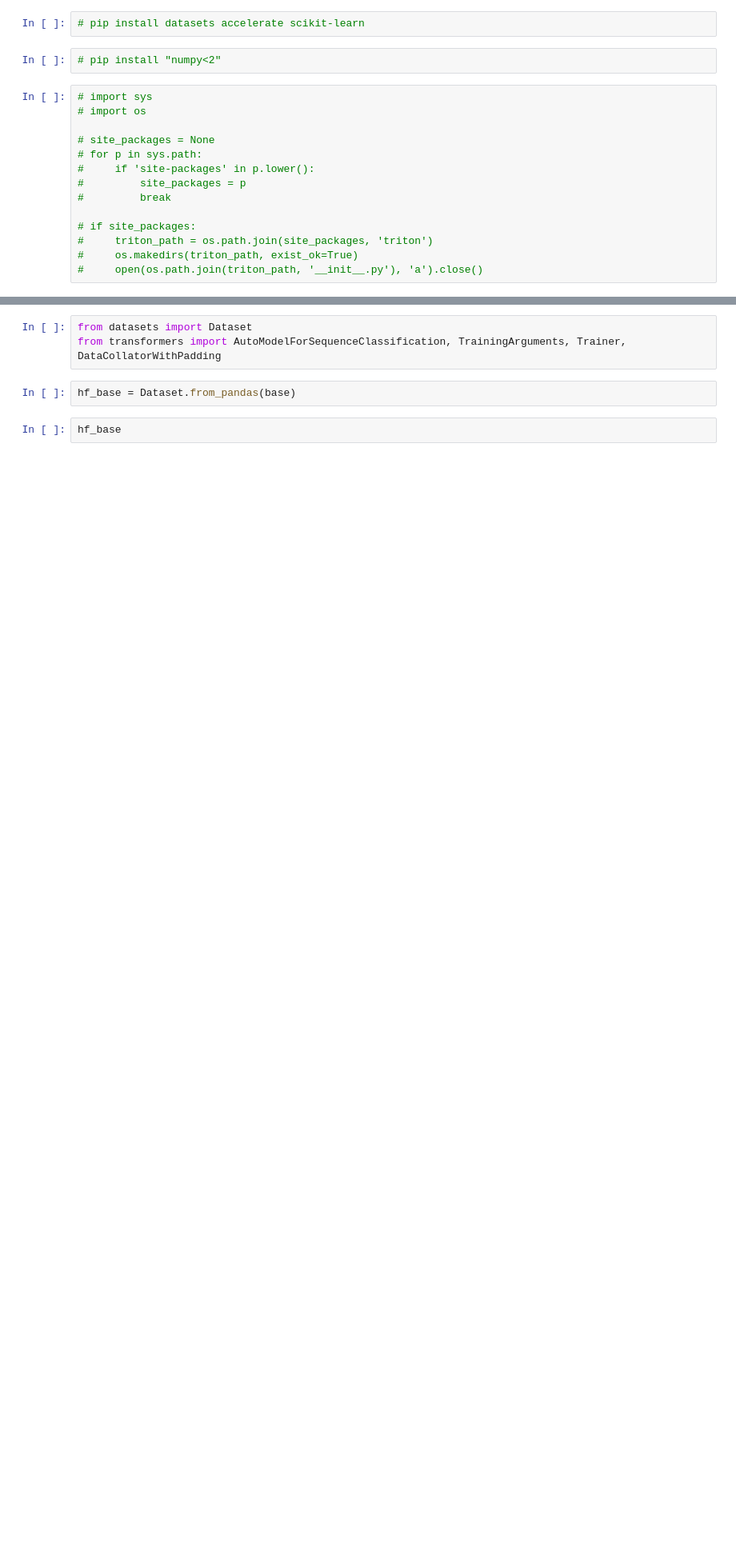
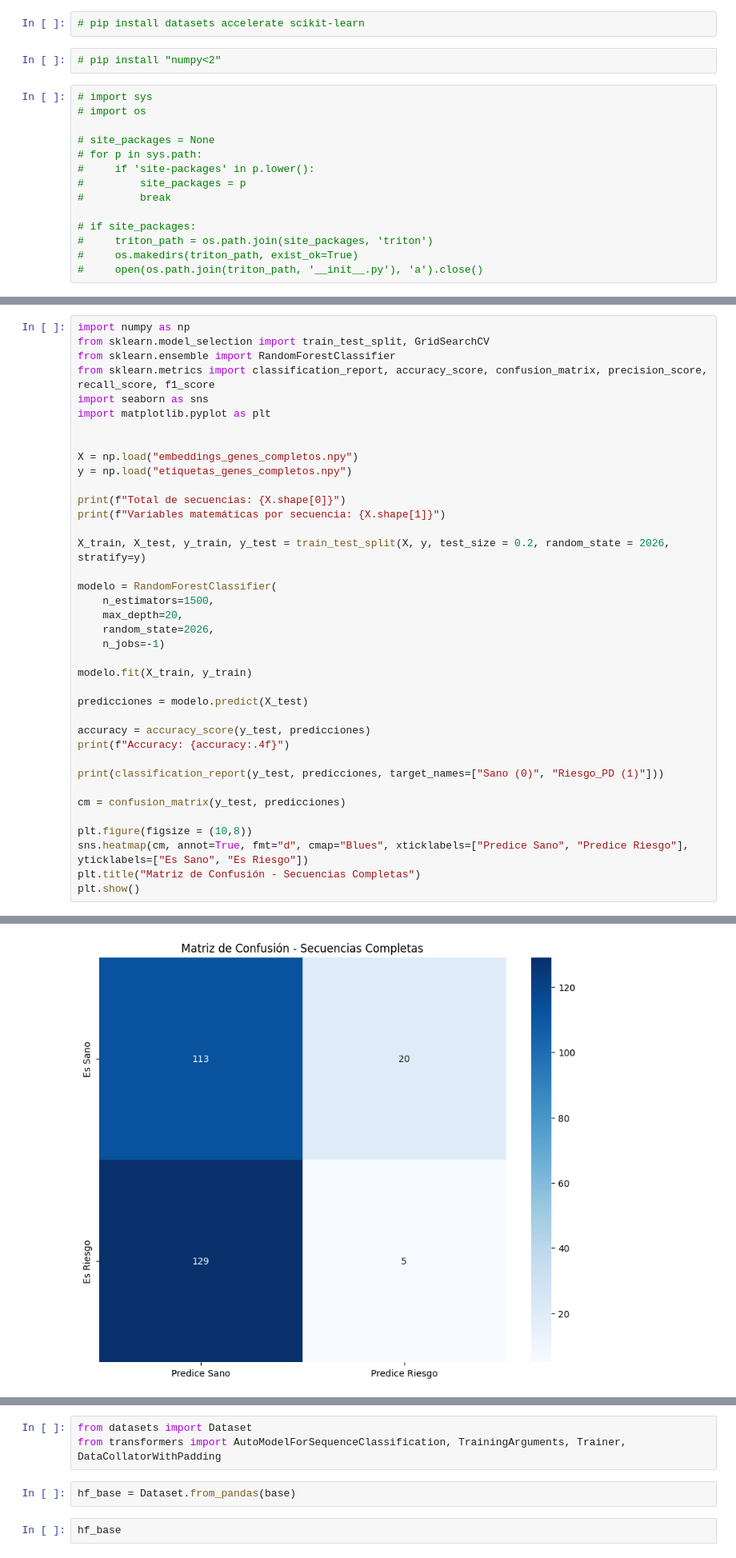
Before and after one commit to jbs1009/TFM_Jorge_Bermejo_Sacristan, a Jupyter notebook: Pruebas_DNABERT-2.ipynb, the cells around one changed output, grey strips where cells are left out. Shown at 80% size. Saved outputs shown, nothing was run; the diff lists cells and outputs as text; blank space fills up the shorter version.

```diff
--- a/Pruebas_DNABERT-2.ipynb
+++ b/Pruebas_DNABERT-2.ipynb
@@ -115,0 +560,39 @@ base
+# %%
+import numpy as np
+from sklearn.model_selection import train_test_split, GridSearchCV
+from sklearn.ensemble import RandomForestClassifier
+from sklearn.metrics import classification_report, accuracy_score, confusion_matrix, precision_score, recall_score, f1_score
+import seaborn as sns
+import matplotlib.pyplot as plt
+
+
+X = np.load("embeddings_genes_completos.npy")
+y = np.load("etiquetas_genes_completos.npy")
+
+print(f"Total de secuencias: {X.shape[0]}")
+print(f"Variables matemáticas por secuencia: {X.shape[1]}")
+
+X_train, X_test, y_train, y_test = train_test_split(X, y, test_size = 0.2, random_state = 2026, stratify=y)
+
+modelo = RandomForestClassifier(
+    n_estimators=1500,
+    max_depth=20,
+    random_state=2026,
+    n_jobs=-1)
+
+modelo.fit(X_train, y_train)
+
+predicciones = modelo.predict(X_test)
+
+accuracy = accuracy_score(y_test, predicciones)
+print(f"Accuracy: {accuracy:.4f}")
+
+print(classification_report(y_test, predicciones, target_names=["Sano (0)", "Riesgo_PD (1)"]))
+
+cm = confusion_matrix(y_test, predicciones)
+
+plt.figure(figsize = (10,8))
+sns.heatmap(cm, annot=True, fmt="d", cmap="Blues", xticklabels=["Predice Sano", "Predice Riesgo"], yticklabels=["Es Sano", "Es Riesgo"])
+plt.title("Matriz de Confusión - Secuencias Completas")
+plt.show()
+# %% [output]
@@ -115,0 +610 @@ base
+[figure, added]
```
Also changed, not shown: parts of 34 cells of this notebook.
